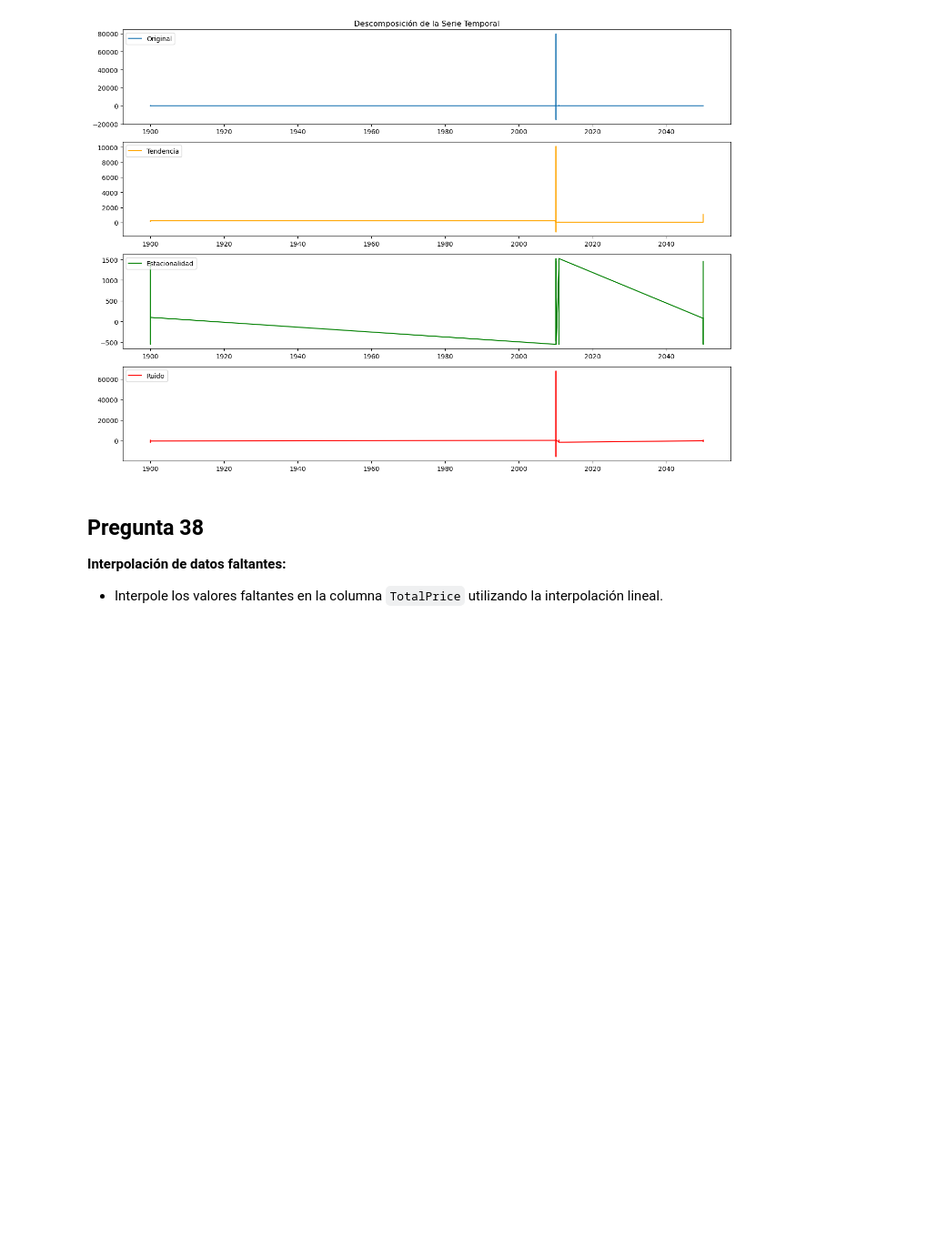
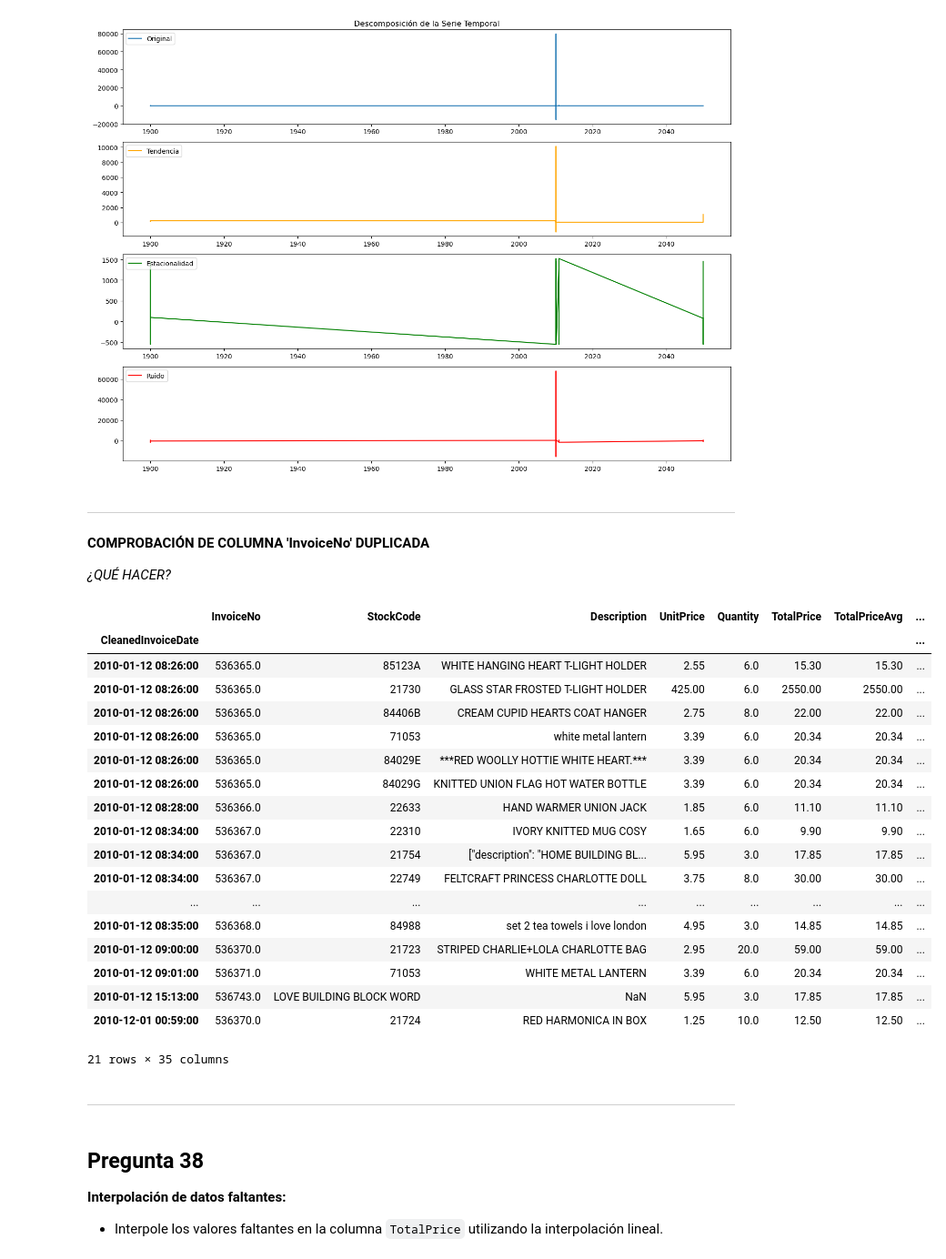
Before and after one commit to jdomdev/data-science-pandas, a Jupyter notebook: notebook/pract43-pd-final/pract43-pd-notebook.ipynb, the cells around one changed output. Shown: that part at 91% size. Saved outputs shown, nothing was run; the diff lists cells and outputs as text; code cells hidden in the pictures; blank space fills up the shorter version.

```diff
--- a/notebook/pract43-pd-final/pract43-pd-notebook.ipynb
+++ b/notebook/pract43-pd-final/pract43-pd-notebook.ipynb
@@ -1594,6 +1589,41 @@ plt.tight_layout()
 plt.show()
 # %% [output]
 [figure]
+# %% [markdown]
+**************
+# %% [markdown]
+__COMPROBACIÓN DE COLUMNA 'InvoiceNo' DUPLICADA__
+
+_¿QUÉ HACER?_
+# %%
+# Comprobar si hay duplicados en la columna 'InvoiceNo'
+duplicates = retail2_df['InvoiceNo'].duplicated()
+# Recoger las filas donde 'InvoiceNo' está duplicado
+duplicated_rows = retail2_df[duplicates]
+# Ver los registros duplicados
+duplicated_rows
+# %% [output]
+|  | InvoiceNo | StockCode | Description | UnitPrice | Quantity | TotalPrice | TotalPriceAvg | ... |
+| CleanedInvoiceDate |  |  |  |  |  |  |  | ... |
+| 2010-01-12 08:26:00 | 536365.0 | 85123A | WHITE HANGING HEART T-LIGHT HOLDER | 2.55 | 6.0 | 15.30 | 15.30 | ... |
+| 2010-01-12 08:26:00 | 536365.0 | 21730 | GLASS STAR FROSTED T-LIGHT HOLDER | 425.00 | 6.0 | 2550.00 | 2550.00 | ... |
+| 2010-01-12 08:26:00 | 536365.0 | 84406B | CREAM CUPID HEARTS COAT HANGER | 2.75 | 8.0 | 22.00 | 22.00 | ... |
+| 2010-01-12 08:26:00 | 536365.0 | 71053 | white metal lantern | 3.39 | 6.0 | 20.34 | 20.34 | ... |
+| 2010-01-12 08:26:00 | 536365.0 | 84029E | ***RED WOOLLY HOTTIE WHITE HEART.*** | 3.39 | 6.0 | 20.34 | 20.34 | ... |
+| 2010-01-12 08:26:00 | 536365.0 | 84029G | KNITTED UNION FLAG HOT WATER BOTTLE | 3.39 | 6.0 | 20.34 | 20.34 | ... |
+| 2010-01-12 08:28:00 | 536366.0 | 22633 | HAND WARMER UNION JACK | 1.85 | 6.0 | 11.10 | 11.10 | ... |
+| 2010-01-12 08:34:00 | 536367.0 | 22310 | IVORY KNITTED MUG COSY | 1.65 | 6.0 | 9.90 | 9.90 | ... |
+| 2010-01-12 08:34:00 | 536367.0 | 21754 | ["description": "HOME BUILDING BL... | 5.95 | 3.0 | 17.85 | 17.85 | ... |
+| 2010-01-12 08:34:00 | 536367.0 | 22749 | FELTCRAFT PRINCESS CHARLOTTE DOLL | 3.75 | 8.0 | 30.00 | 30.00 | ... |
+| ... | ... | ... | ... | ... | ... | ... | ... | ... |
+| 2010-01-12 08:35:00 | 536368.0 | 84988 | set 2 tea towels i love london | 4.95 | 3.0 | 14.85 | 14.85 | ... |
+| 2010-01-12 09:00:00 | 536370.0 | 21723 | STRIPED CHARLIE+LOLA CHARLOTTE BAG | 2.95 | 20.0 | 59.00 | 59.00 | ... |
+| 2010-01-12 09:01:00 | 536371.0 | 71053 | WHITE METAL LANTERN | 3.39 | 6.0 | 20.34 | 20.34 | ... |
+| 2010-01-12 15:13:00 | 536743.0 | LOVE BUILDING BLOCK WORD | NaN | 5.95 | 3.0 | 17.85 | 17.85 | ... |
+| 2010-12-01 00:59:00 | 536370.0 | 21724 | RED HARMONICA IN BOX | 1.25 | 10.0 | 12.50 | 12.50 | ... |
+21 rows × 35 columns
+# %% [markdown]
+_____
 # %% [markdown]
 ## Pregunta 38
 **Interpolación de datos faltantes:**
```
Also changed, not shown: parts of 15 cells of this notebook.
